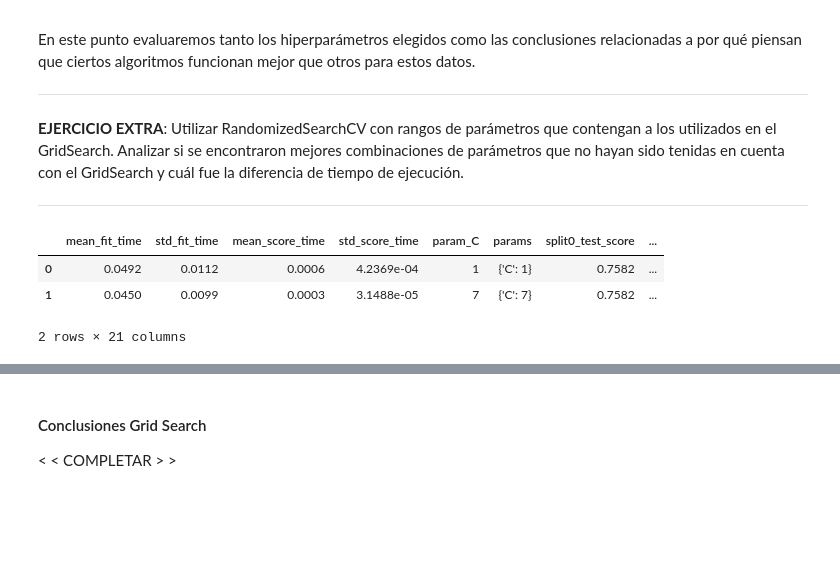
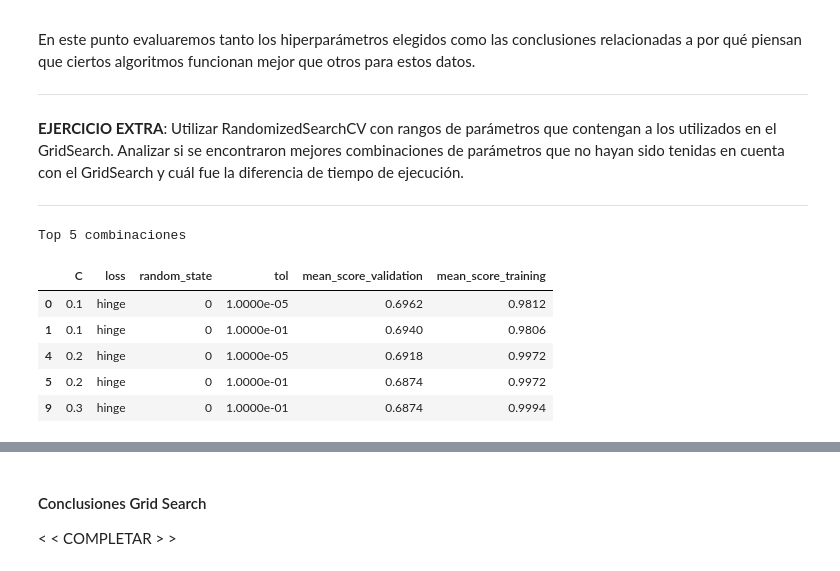
Before and after one commit to ilebrero/Aprendizaje-Automatico, a Jupyter notebook: TP1/TP1.ipynb, the cells around one changed output, grey strips where cells are left out. Cells and saved outputs as stored; diff of their text form; code cells hidden in the pictures; blank space fills up the shorter version.

Commit message:
para probar el 3

```diff
--- a/TP1/TP1.ipynb
+++ b/TP1/TP1.ipynb
@@ -391,45 +391,67 @@ En este punto evaluaremos tanto los hiperparámetros elegidos como las conclusio
 # %%
 from sklearn.neighbors import KNeighborsClassifier
 from sklearn.discriminant_analysis import LinearDiscriminantAnalysis
 from sklearn.tree import DecisionTreeClassifier
 from sklearn.naive_bayes import GaussianNB
 from sklearn.svm import LinearSVC
 
 from sklearn.model_selection import GridSearchCV
 
 def top_resultados(grid, top=5):
     ## Si quieren, pueden utilizar esta función para imprimir las mejores combinaciones de su grid
     print("Top {} combinaciones".format(top))
     df = pd.DataFrame(grid.cv_results_["params"])
     df["mean_score_validation"] = grid.cv_results_["mean_test_score"]
     df["mean_score_training"] = grid.cv_results_["mean_train_score"]
     display(df.sort_values(by="mean_score_validation", ascending=False).head(top))
 
-########################################################
-## AQUI VA SU CODIGO
-## Objetivo: comparar y explorar distintas combinaciones de parámetros para los algoritmos importados arriba
+def correr_y_mostrar(estimator, parameters, folds, top):
+    grid = GridSearchCV(svm, parameters, cv=folds)
+    grid.fit(X_dev_np, y_dev_np)
+    top_resultados(grid, 5)
 
-folds = 5
+###########################################################################
+################################### SVM ###################################
+###########################################################################
 
-svm = LinearSVC(random_state=0, tol=1e-5)
-# C=1.0, class_weight=None, dual=True, fit_intercept=True, intercept_scaling=1, loss='squared_hinge', max_iter=1000, multi_class='ovr', penalty='l2', random_state=0, tol=1e-05, verbose=0
+svm = LinearSVC(random_state=0, tol=1e-5, penalty='l2')
 
-parameters={'C':[1, 7]}
-grid = GridSearchCV(svm, parameters, cv=folds)
-grid.fit(X_dev_np, y_dev_np)
+parameters = {
+    'C':[0.1, 0.2, 0.3, 0.4, 0.5, 0.6, 0.7, 0.8, 0.9],
+    'loss':['hinge', 'squared_hinge'],
+    'random_state':[0],
+    'tol':[1e-5, 1e-1]
+}
 
-results = pd.DataFrame(grid.cv_results_)
-display(results)
+correr_y_mostrar(svm, parameters, 5, 5)
 
-#display("average_score: %f".format(grid.score(X_eval_np, y_eval_np)))
-#for (i in range(folds)):
-#    display()
 
-display(sorted(grid.cv_results_.keys()))
-#display(sorted(grid.cv_results_.__getattribute__))
-########################################################
+###########################################################################
+############################### Decision Tree #############################
+###########################################################################
+
+
+
+###########################################################################
+################################### LDA ###################################
+###########################################################################
+
+
+
+###########################################################################
+################################### KNN ###################################
+###########################################################################
+
+
+
+###########################################################################
+############################### Naive Bayes ###############################
+###########################################################################
 # %% [output]
+Top 5 combinaciones
-|  | mean_fit_time | std_fit_time | mean_score_time | std_score_time | param_C | params | split0_test_score | ... |
-| 0 | 0.0492 | 0.0112 | 0.0006 | 4.2369e-04 | 1 | {'C': 1} | 0.7582 | ... |
-| 1 | 0.0450 | 0.0099 | 0.0003 | 3.1488e-05 | 7 | {'C': 7} | 0.7582 | ... |
+|  | C | loss | random_state | tol | mean_score_validation | mean_score_training |
+| 0 | 0.1 | hinge | 0 | 1.0000e-05 | 0.6962 | 0.9812 |
+| 1 | 0.1 | hinge | 0 | 1.0000e-01 | 0.6940 | 0.9806 |
+| 4 | 0.2 | hinge | 0 | 1.0000e-05 | 0.6918 | 0.9972 |
+| 5 | 0.2 | hinge | 0 | 1.0000e-01 | 0.6874 | 0.9972 |
+| 9 | 0.3 | hinge | 0 | 1.0000e-01 | 0.6874 | 0.9994 |
-2 rows × 21 columns
```
Also changed, not shown: parts of 1 cell of this notebook.
